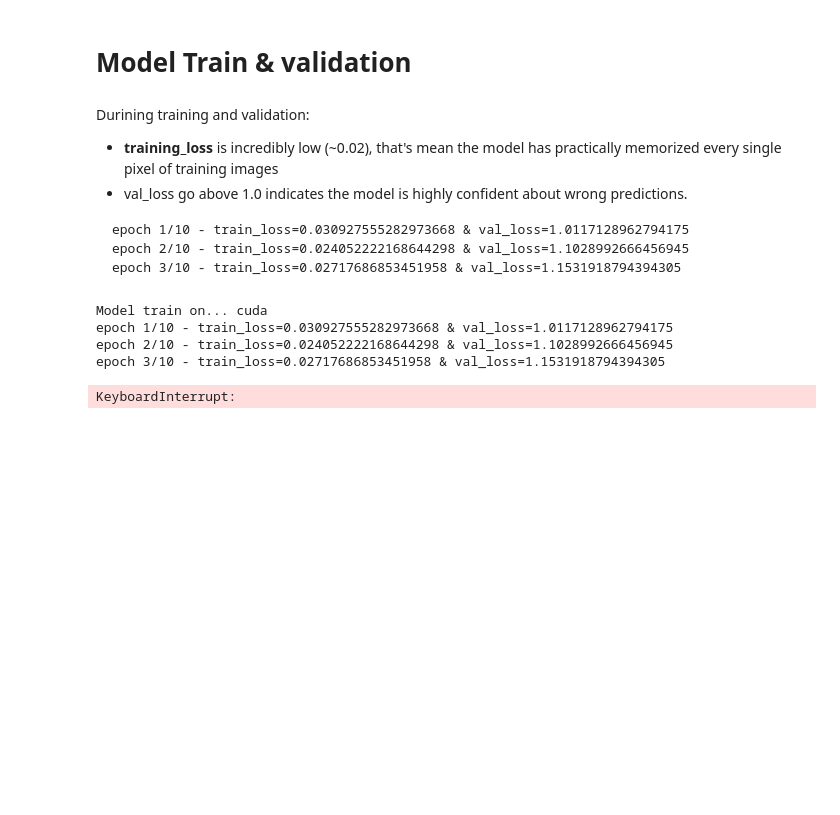
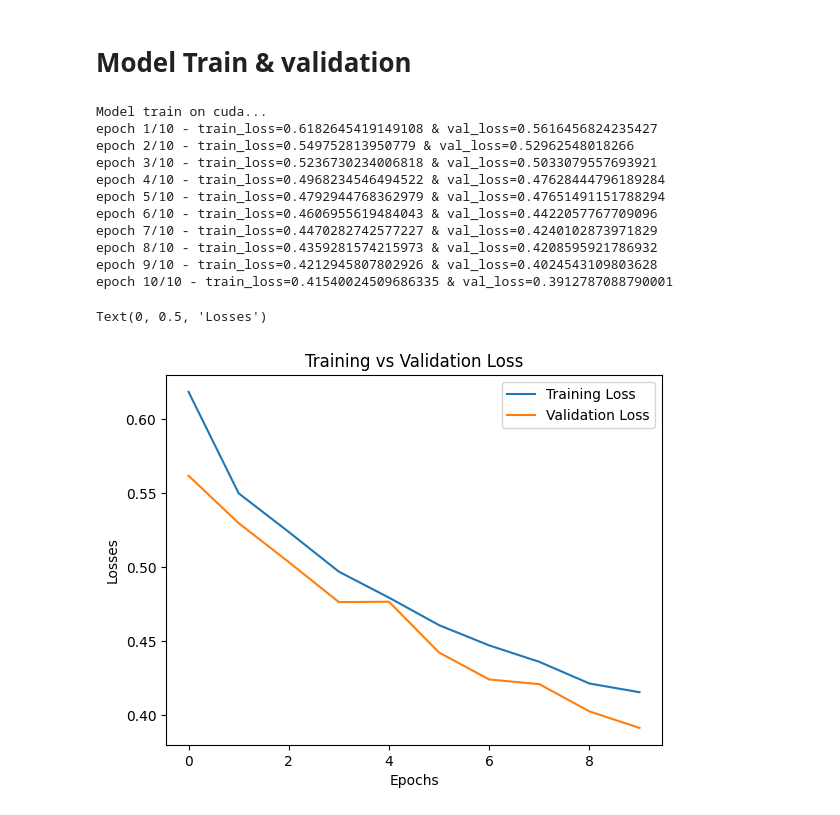
Before and after one commit to Ok-Ranjan/machine-learning-learning, a Jupyter notebook: 04_deep_learning/CNN/Dogs_vs_Cats_Classification_CNN.ipynb, the cells around one changed output. Cells and saved outputs as stored; diff of their text form; code cells hidden in the pictures; blank space fills up the shorter version.

Commit message:
Kaggle Notebook | Dogs_vs_Cats_classification_CNN | Model trained with fix overfitting

````diff
--- a/04_deep_learning/CNN/Dogs_vs_Cats_Classification_CNN.ipynb
+++ b/04_deep_learning/CNN/Dogs_vs_Cats_Classification_CNN.ipynb
@@ -88,17 +104,30 @@ full_dataset = datasets.ImageFolder(
 # %%
 """ Dataset Split - Train & val"""
-
 from torch.utils.data import DataLoader, random_split
 
-train_size = int(0.8 * len(full_dataset))
-test_size = int(len(full_dataset) - train_size)
+# Load main dataset from main folder WITHOUT any transforms
+base_dataset = datasets.ImageFolder(
+    root=data_folder_path,
+    transform=None
+)
 
-train_dataset, test_dataset = random_split(full_dataset, [train_size, test_size])
+# calculate the 80/20 split sizes
+train_size = int(0.8 * len(base_dataset))
+test_size = int(len(base_dataset) - train_size)
+
+pure_train_subset, pure_test_subset = random_split(
+    base_dataset,
+    [train_size, test_size],
+    generator=torch.Generator().manual_seed(42)
+)
+
+train_dataset = TransformedSubset(pure_train_subset, transform=train_transforms)
+test_dataset = TransformedSubset(pure_test_subset, transform=test_transforms)
 
 train_loader = DataLoader(train_dataset, batch_size=32, shuffle=True, drop_last=True)
 test_loader = DataLoader(test_dataset, batch_size=32, drop_last=True)
 
-print(f"Total Images: {len(full_dataset)}")
+print(f"Total Images: {len(base_dataset)}")
 print(f"Training Images: {len(train_dataset)}")
 print(f"Validation Images: {len(test_dataset)}")
 # %% [output]
@@ -142,10 +173,13 @@ class CNN(nn.Module):
             nn.Linear(128, 2) # 2 output for binary classifaction: Cat or Dog
         )
 
+        # Dropout add - for Overitting manage
+        self.dropout = nn.Dropout(p=0.5)
 
     def forward(self, x):
         x = self.conv_layers(x)
         x = x.view(x.size(0), -1) # flatten the image tensor into a 1D vector
+        x = self.dropout(x) # randomly turns off 50% of model neurons during training
         x = self.fc_layers(x) # logits for crossENtropyLoss
 
         return x
@@ -175,23 +219,11 @@ CNN(
 # %%
 criterian = nn.CrossEntropyLoss()
-optimizer = optim.Adam(model.parameters())
+optimizer = optim.Adam(model.parameters(), lr=0.0001, weight_decay=1e-4)
 # %% [markdown]
 # Model Train & validation
-# %% [markdown]
-Durining training and validation:
-- **training_loss** is incredibly low (~0.02), that's mean the model has practically memorized every single pixel of training images
-- val_loss go above 1.0 indicates the model is highly confident about wrong predictions.
-
-```
-epoch 1/10 - train_loss=0.030927555282973668 & val_loss=1.0117128962794175
-epoch 2/10 - train_loss=0.024052222168644298 & val_loss=1.1028992666456945
-epoch 3/10 - train_loss=0.02717686853451958 & val_loss=1.1531918794394305
-```
 # %%
 # Model Train & validation
-
-device = torch.device('cuda' if torch.cuda.is_available() else 'cpu')
-print("Model train on...", device)
+print(f"Model train on {device}...")
 
 train_losses = []
 val_losses = []
@@ -237,8 +269,34 @@ for epoch in range(epochs):
         best_val_loss = epoch_val_loss
         torch.save(model.state_dict(), "DogCat_Classiify_best.pt")
 # %% [output]
-Model train on... cuda
-epoch 1/10 - train_loss=0.030927555282973668 & val_loss=1.0117128962794175
-epoch 2/10 - train_loss=0.024052222168644298 & val_loss=1.1028992666456945
-epoch 3/10 - train_loss=0.02717686853451958 & val_loss=1.1531918794394305
+Model train on cuda...
+epoch 1/10 - train_loss=0.6182645419149108 & val_loss=0.5616456824235427
+epoch 2/10 - train_loss=0.549752813950779 & val_loss=0.52962548018266
+epoch 3/10 - train_loss=0.5236730234006818 & val_loss=0.5033079557693921
+epoch 4/10 - train_loss=0.4968234546494522 & val_loss=0.47628444796189284
+epoch 5/10 - train_loss=0.4792944768362979 & val_loss=0.47651491151788294
+epoch 6/10 - train_loss=0.4606955619484043 & val_loss=0.4422057767709096
+epoch 7/10 - train_loss=0.4470282742577227 & val_loss=0.4240102873971829
+epoch 8/10 - train_loss=0.4359281574215973 & val_loss=0.4208595921786932
+epoch 9/10 - train_loss=0.4212945807802926 & val_loss=0.4024543109803628
+epoch 10/10 - train_loss=0.41540024509686335 & val_loss=0.3912787088790001
-KeyboardInterrupt:
+# %%
+import matplotlib.pyplot as plt
+import pandas as pd
+
+loss_df = pd.DataFrame({
+    "Training Loss": train_losses,
+    "Validation Loss": val_losses,
+})
+
+plt.plot(loss_df["Training Loss"], label="Training Loss")
+plt.plot(loss_df["Validation Loss"], label="Validation Loss")
+
+plt.title("Training vs Validation Loss")
+plt.legend()
+
+plt.xlabel("Epochs")
+plt.ylabel("Losses")
+# %% [output]
+Text(0, 0.5, 'Losses')
+[figure, added]
````
Also changed, not shown: parts of 8 cells of this notebook.
